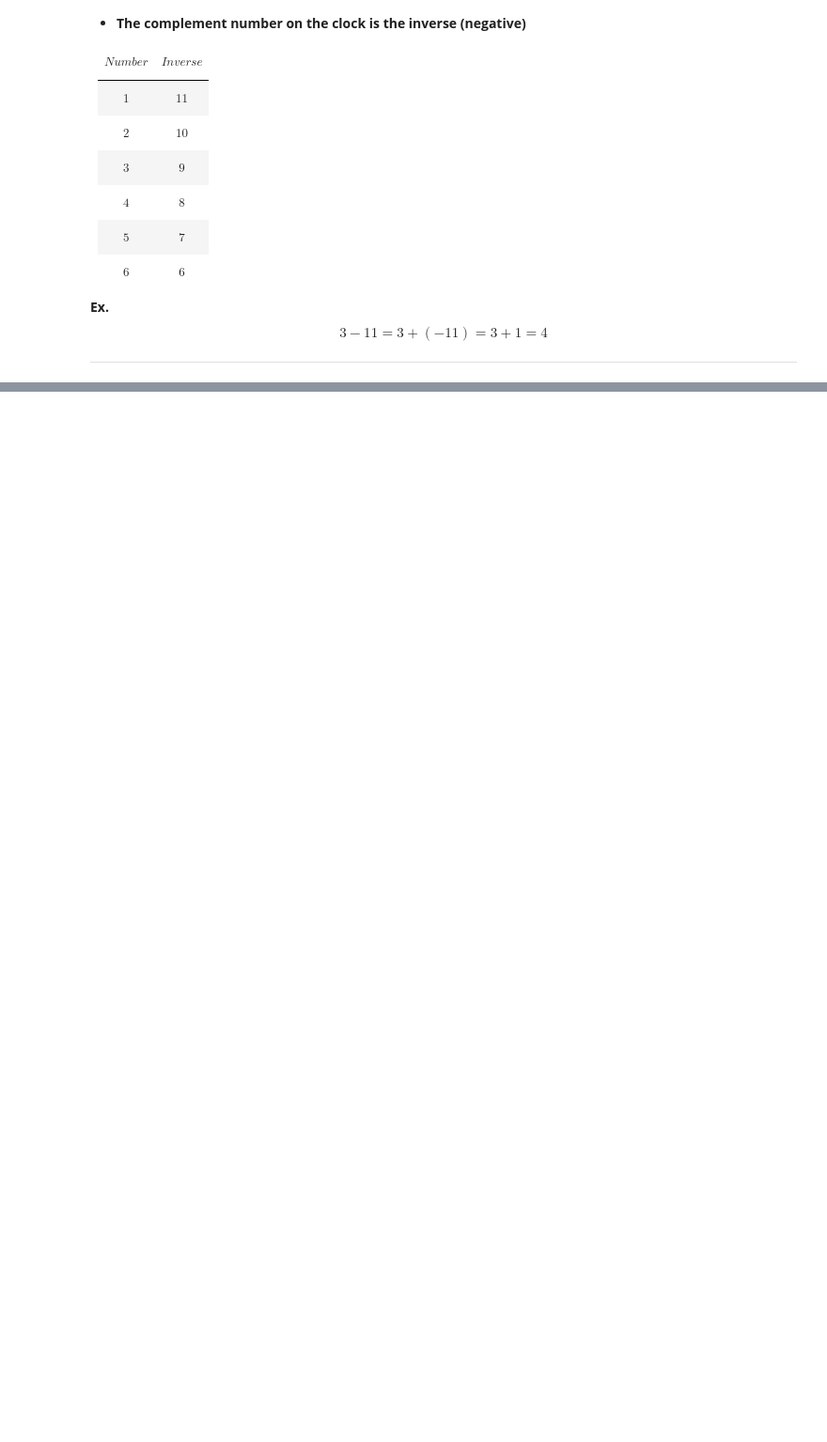
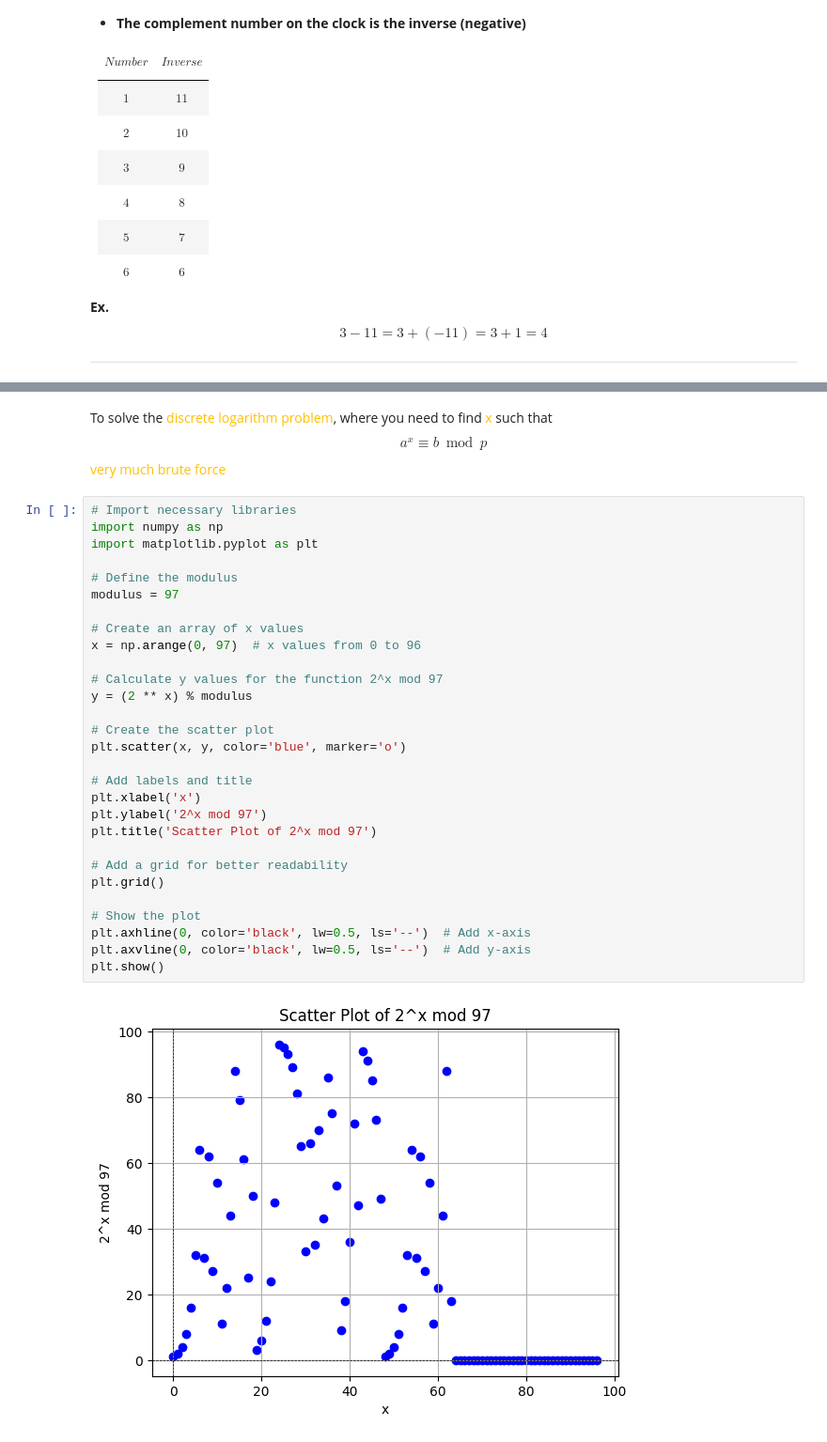
Before and after one commit to BigdraCo1/ZK-FROM-SCRATCH, a Jupyter notebook: NumberSystem.ipynb, the cells around one changed output, grey strips where cells are left out. Shown at 94% size. Cells and saved outputs as stored; diff of their text form; blank space fills up the shorter version.

Commit message:
Discrete

```diff
--- a/NumberSystem.ipynb
+++ b/NumberSystem.ipynb
@@ -228,0 +288,34 @@ Thus, we have proved that $$ a^{p-1} \equiv 1 \pmod{p} $$ for any integer ( a )
+# %% [markdown]
+To solve the <span style="color:rgb(255, 192, 0)">discrete logarithm problem</span>, where you need to find <span style="color:rgb(255, 192, 0)">x</span> such that $$a^x ≡b \bmod p$$
+<span style="color:rgb(255, 192, 0)">very much brute force</span>
+# %%
+# Import necessary libraries
+import numpy as np
+import matplotlib.pyplot as plt
+
+# Define the modulus
+modulus = 97
+
+# Create an array of x values
+x = np.arange(0, 97)  # x values from 0 to 96
+
+# Calculate y values for the function 2^x mod 97
+y = (2 ** x) % modulus
+
+# Create the scatter plot
+plt.scatter(x, y, color='blue', marker='o')
+
+# Add labels and title
+plt.xlabel('x')
+plt.ylabel('2^x mod 97')
+plt.title('Scatter Plot of 2^x mod 97')
+
+# Add a grid for better readability
+plt.grid()
+
+# Show the plot
+plt.axhline(0, color='black', lw=0.5, ls='--')  # Add x-axis
+plt.axvline(0, color='black', lw=0.5, ls='--')  # Add y-axis
+plt.show()
+# %% [output]
+[figure, added]
```
Also changed, not shown: parts of 6 cells of this notebook.
